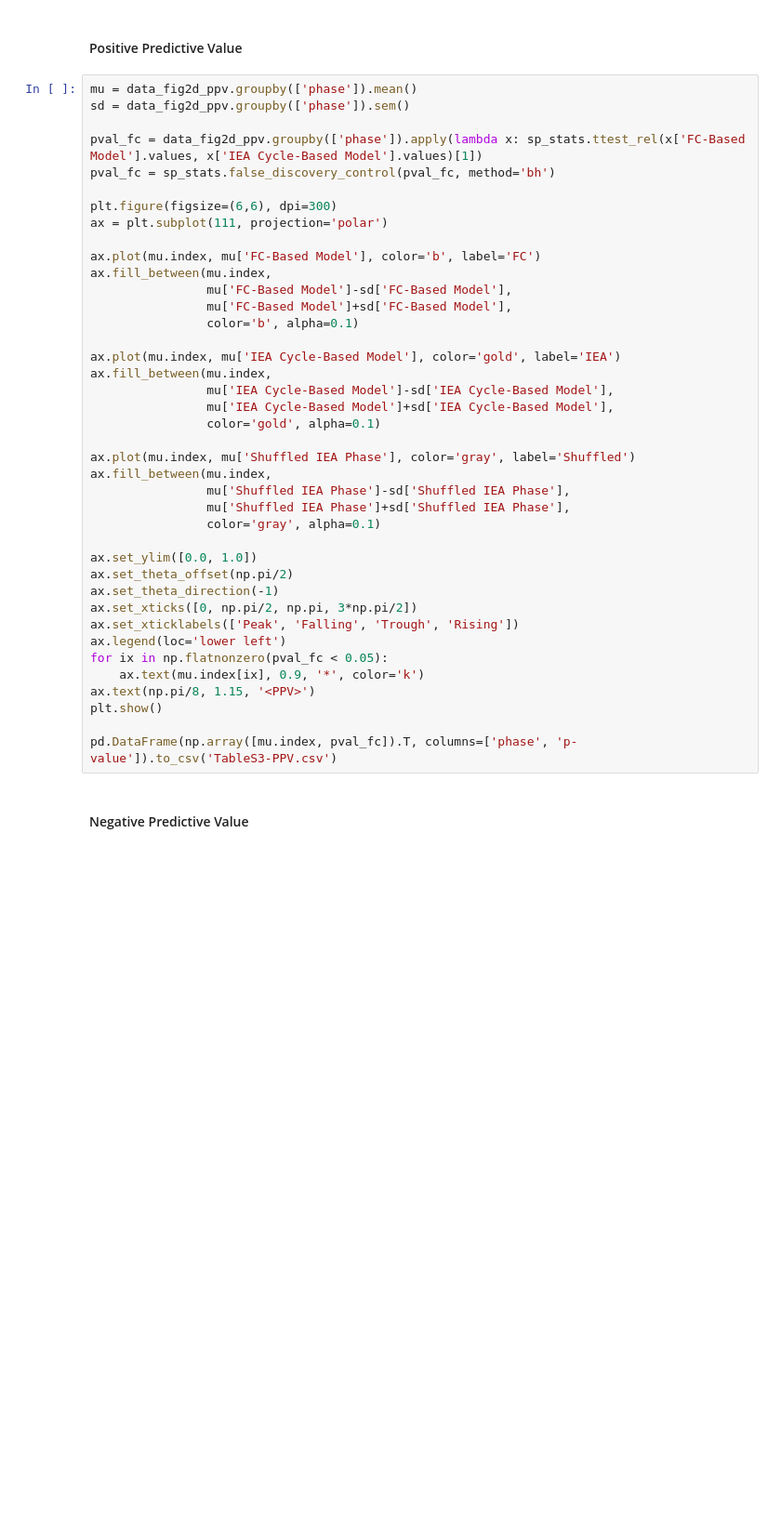
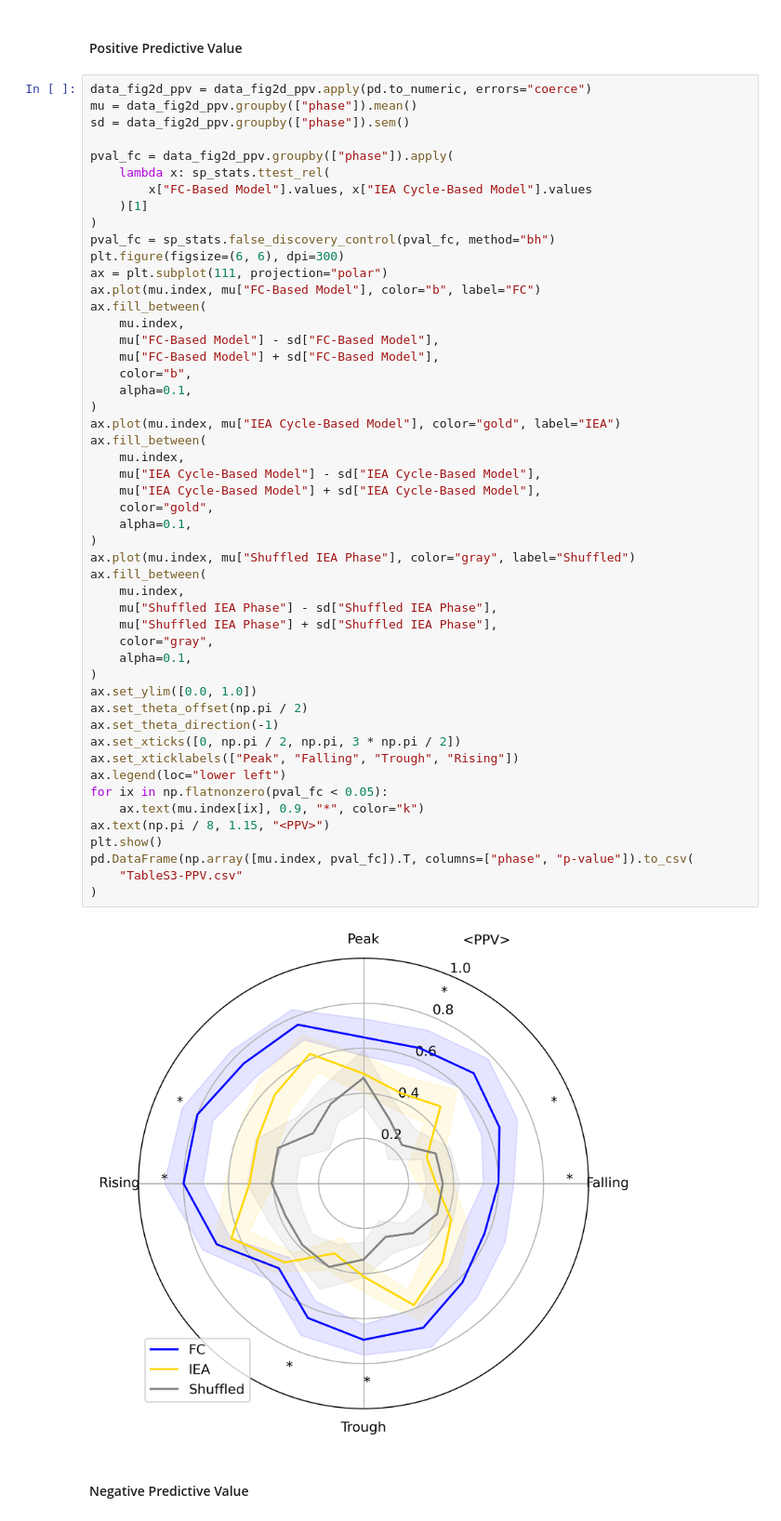
Before and after one commit to jiecui/pub-2024-hippocampal-seizure-forecasting, a Jupyter notebook: notebooks/figure2.ipynb, the cells around one changed output. Shown at 93% size. Saved outputs shown, nothing was run; the diff lists cells and outputs as text; blank space fills up the shorter version.

```diff
--- a/notebooks/figure2.ipynb
+++ b/notebooks/figure2.ipynb
@@ -58,45 +139,57 @@ data_fig2d_npv = pd.read_csv('../source-data/data-fig2d-npv.csv')
 # %% [markdown]
 #### Positive Predictive Value
 # %%
-mu = data_fig2d_ppv.groupby(['phase']).mean()
-sd = data_fig2d_ppv.groupby(['phase']).sem()
+data_fig2d_ppv = data_fig2d_ppv.apply(pd.to_numeric, errors="coerce")
+mu = data_fig2d_ppv.groupby(["phase"]).mean()
+sd = data_fig2d_ppv.groupby(["phase"]).sem()
 
-pval_fc = data_fig2d_ppv.groupby(['phase']).apply(lambda x: sp_stats.ttest_rel(x['FC-Based Model'].values, x['IEA Cycle-Based Model'].values)[1])
-pval_fc = sp_stats.false_discovery_control(pval_fc, method='bh')
-
-plt.figure(figsize=(6,6), dpi=300)
-ax = plt.subplot(111, projection='polar')
-
-ax.plot(mu.index, mu['FC-Based Model'], color='b', label='FC')
-ax.fill_between(mu.index,
-                mu['FC-Based Model']-sd['FC-Based Model'],
-                mu['FC-Based Model']+sd['FC-Based Model'],
-                color='b', alpha=0.1)
-
-ax.plot(mu.index, mu['IEA Cycle-Based Model'], color='gold', label='IEA')
-ax.fill_between(mu.index,
-                mu['IEA Cycle-Based Model']-sd['IEA Cycle-Based Model'],
-                mu['IEA Cycle-Based Model']+sd['IEA Cycle-Based Model'],
-                color='gold', alpha=0.1)
-
-ax.plot(mu.index, mu['Shuffled IEA Phase'], color='gray', label='Shuffled')
-ax.fill_between(mu.index,
-                mu['Shuffled IEA Phase']-sd['Shuffled IEA Phase'],
-                mu['Shuffled IEA Phase']+sd['Shuffled IEA Phase'],
-                color='gray', alpha=0.1)
-
+pval_fc = data_fig2d_ppv.groupby(["phase"]).apply(
+    lambda x: sp_stats.ttest_rel(
+        x["FC-Based Model"].values, x["IEA Cycle-Based Model"].values
+    )[1]
+)
+pval_fc = sp_stats.false_discovery_control(pval_fc, method="bh")
+plt.figure(figsize=(6, 6), dpi=300)
+ax = plt.subplot(111, projection="polar")
+ax.plot(mu.index, mu["FC-Based Model"], color="b", label="FC")
+ax.fill_between(
+    mu.index,
+    mu["FC-Based Model"] - sd["FC-Based Model"],
+    mu["FC-Based Model"] + sd["FC-Based Model"],
+    color="b",
+    alpha=0.1,
+)
+ax.plot(mu.index, mu["IEA Cycle-Based Model"], color="gold", label="IEA")
+ax.fill_between(
+    mu.index,
+    mu["IEA Cycle-Based Model"] - sd["IEA Cycle-Based Model"],
+    mu["IEA Cycle-Based Model"] + sd["IEA Cycle-Based Model"],
+    color="gold",
+    alpha=0.1,
+)
+ax.plot(mu.index, mu["Shuffled IEA Phase"], color="gray", label="Shuffled")
+ax.fill_between(
+    mu.index,
+    mu["Shuffled IEA Phase"] - sd["Shuffled IEA Phase"],
+    mu["Shuffled IEA Phase"] + sd["Shuffled IEA Phase"],
+    color="gray",
+    alpha=0.1,
+)
 ax.set_ylim([0.0, 1.0])
-ax.set_theta_offset(np.pi/2)
+ax.set_theta_offset(np.pi / 2)
 ax.set_theta_direction(-1)
-ax.set_xticks([0, np.pi/2, np.pi, 3*np.pi/2])
-ax.set_xticklabels(['Peak', 'Falling', 'Trough', 'Rising'])
-ax.legend(loc='lower left')
+ax.set_xticks([0, np.pi / 2, np.pi, 3 * np.pi / 2])
+ax.set_xticklabels(["Peak", "Falling", "Trough", "Rising"])
+ax.legend(loc="lower left")
 for ix in np.flatnonzero(pval_fc < 0.05):
-    ax.text(mu.index[ix], 0.9, '*', color='k')
-ax.text(np.pi/8, 1.15, '<PPV>')
+    ax.text(mu.index[ix], 0.9, "*", color="k")
+ax.text(np.pi / 8, 1.15, "<PPV>")
 plt.show()
-
-pd.DataFrame(np.array([mu.index, pval_fc]).T, columns=['phase', 'p-value']).to_csv('TableS3-PPV.csv')
+pd.DataFrame(np.array([mu.index, pval_fc]).T, columns=["phase", "p-value"]).to_csv(
+    "TableS3-PPV.csv"
+)
+# %% [output]
+[figure, added]
 # %% [markdown]
 #### Negative Predictive Value
 # %%
```
Also changed, not shown: parts of 4 cells of this notebook, 3 other files.
